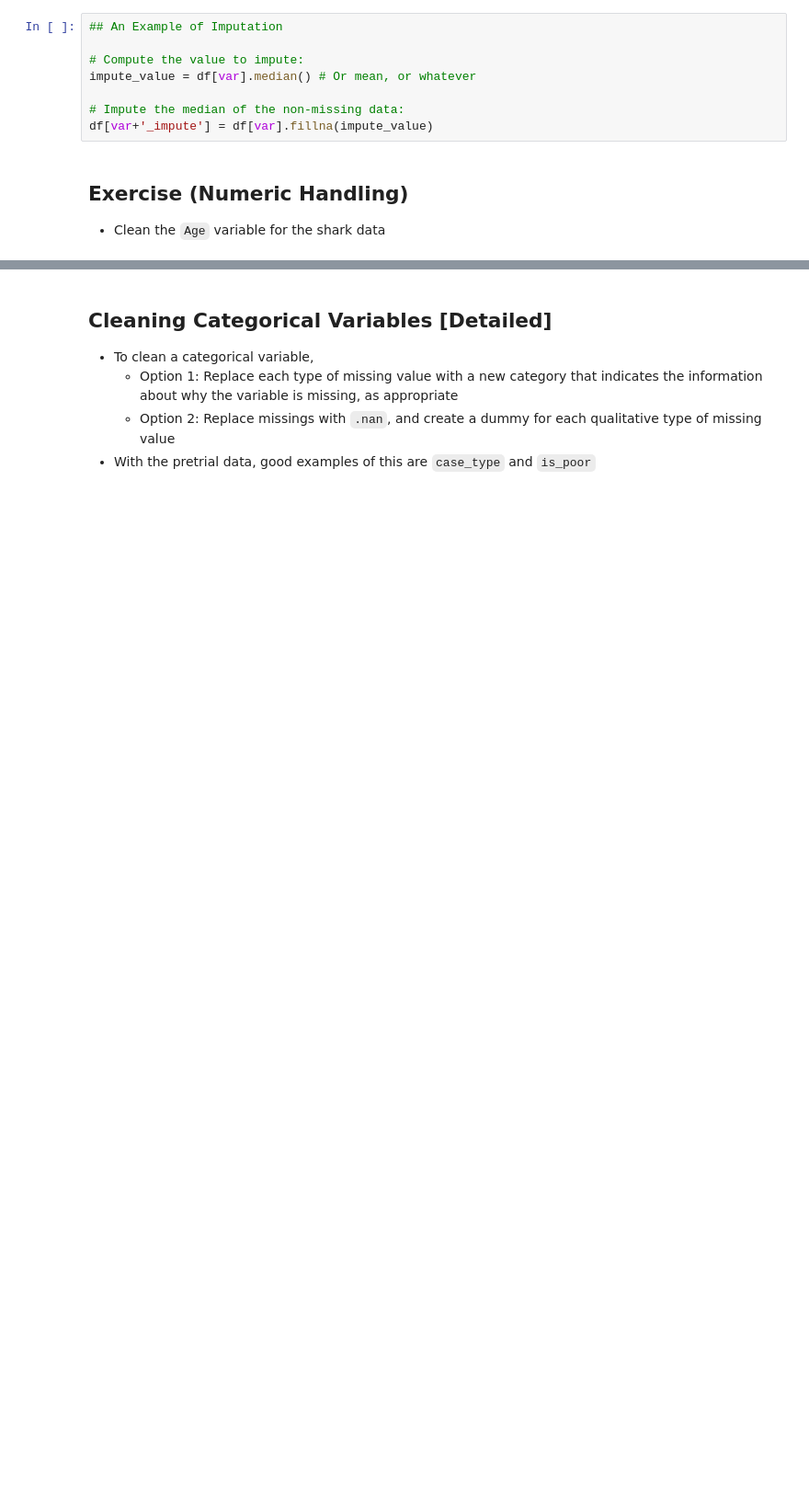
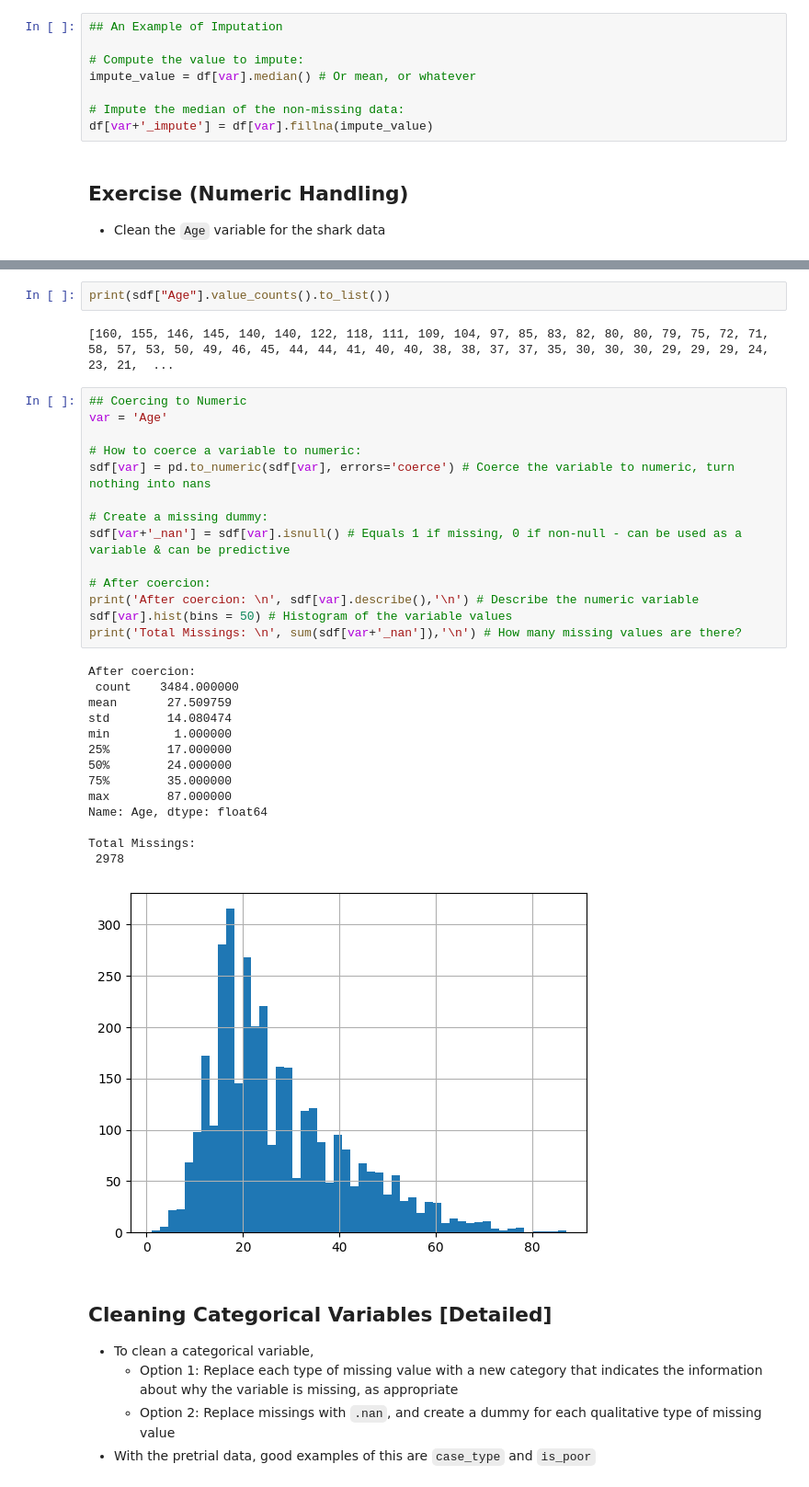
Before and after one commit to annacfisher/wrangling, a Jupyter notebook: wrangling.ipynb, the cells around one changed output, grey strips where cells are left out. Shown at 92% size. Cells and saved outputs as stored; diff of their text form; blank space fills up the shorter version.

```diff
--- a/wrangling.ipynb
+++ b/wrangling.ipynb
@@ -434,3 +469,36 @@ df[var+'_impute'] = df[var].fillna(impute_value)
+# %%
+print(sdf["Age"].value_counts().to_list())
+# %% [output]
+[160, 155, 146, 145, 140, 140, 122, 118, 111, 109, 104, 97, 85, 83, 82, 80, 80, 79, 75, 72, 71, 58, 57, 53, 50, 49, 46, 45, 44, 44, 41, 40, 40, 38, 38, 37, 37, 35, 30, 30, 30, 29, 29, 29, 24, 23, 21,  ...
+# %%
+## Coercing to Numeric
+var = 'Age'
+
+# How to coerce a variable to numeric:
+sdf[var] = pd.to_numeric(sdf[var], errors='coerce') # Coerce the variable to numeric, turn nothing into nans
+
+# Create a missing dummy:
+sdf[var+'_nan'] = sdf[var].isnull() # Equals 1 if missing, 0 if non-null - can be used as a variable & can be predictive
+
+# After coercion:
+print('After coercion: \n', sdf[var].describe(),'\n') # Describe the numeric variable
+sdf[var].hist(bins = 50) # Histogram of the variable values
+print('Total Missings: \n', sum(sdf[var+'_nan']),'\n') # How many missing values are there?
+# %% [output]
+After coercion:
+ count    3484.000000
+mean       27.509759
+std        14.080474
+min         1.000000
+25%        17.000000
+50%        24.000000
+75%        35.000000
+max        87.000000
+Name: Age, dtype: float64
+
+Total Missings:
+ 2978
+[figure, added]
 # %% [markdown]
 ## Cleaning Categorical Variables [Detailed]
 - To clean a categorical variable,
```
Also changed, not shown: parts of 11 cells of this notebook.
